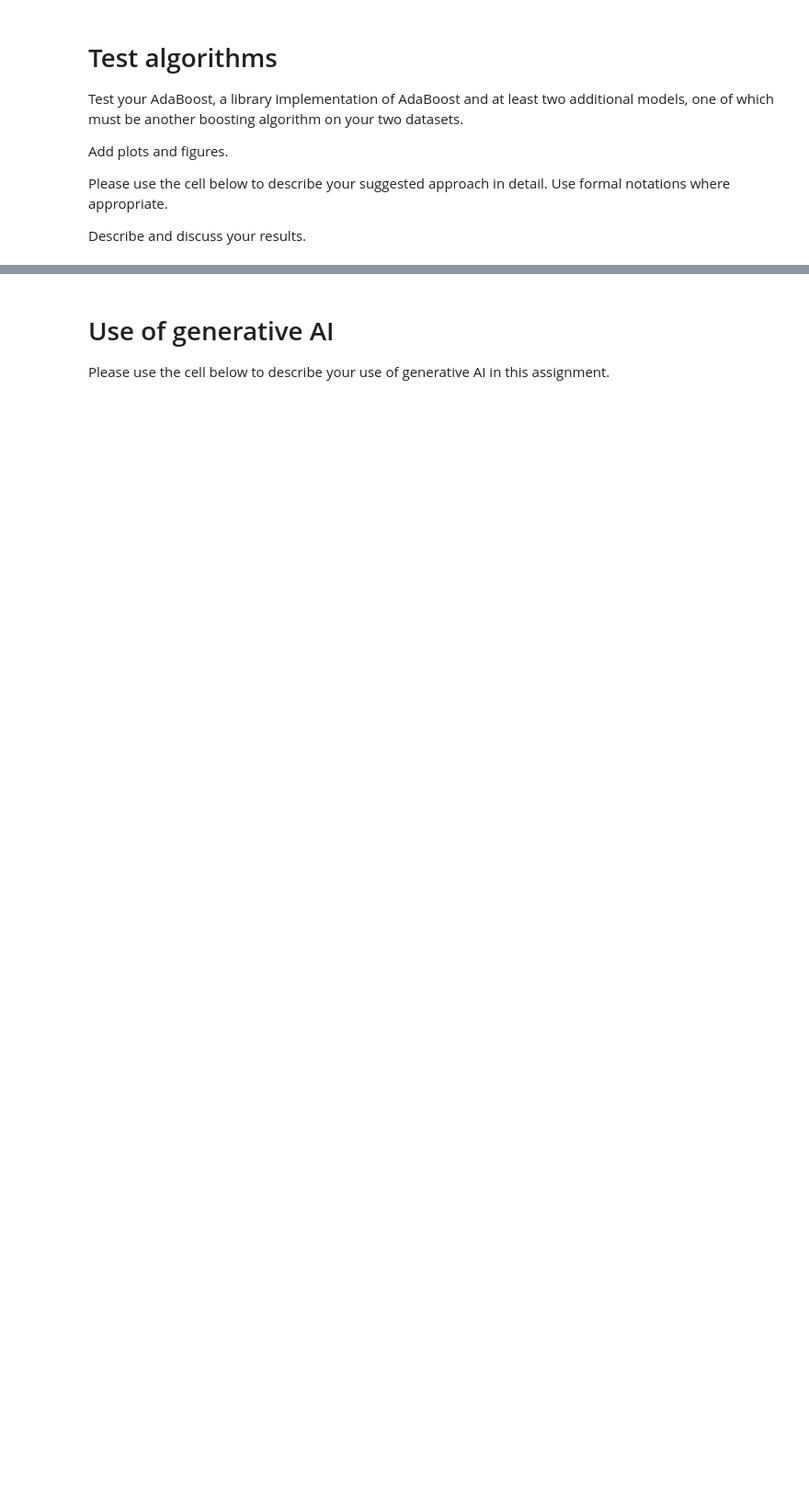
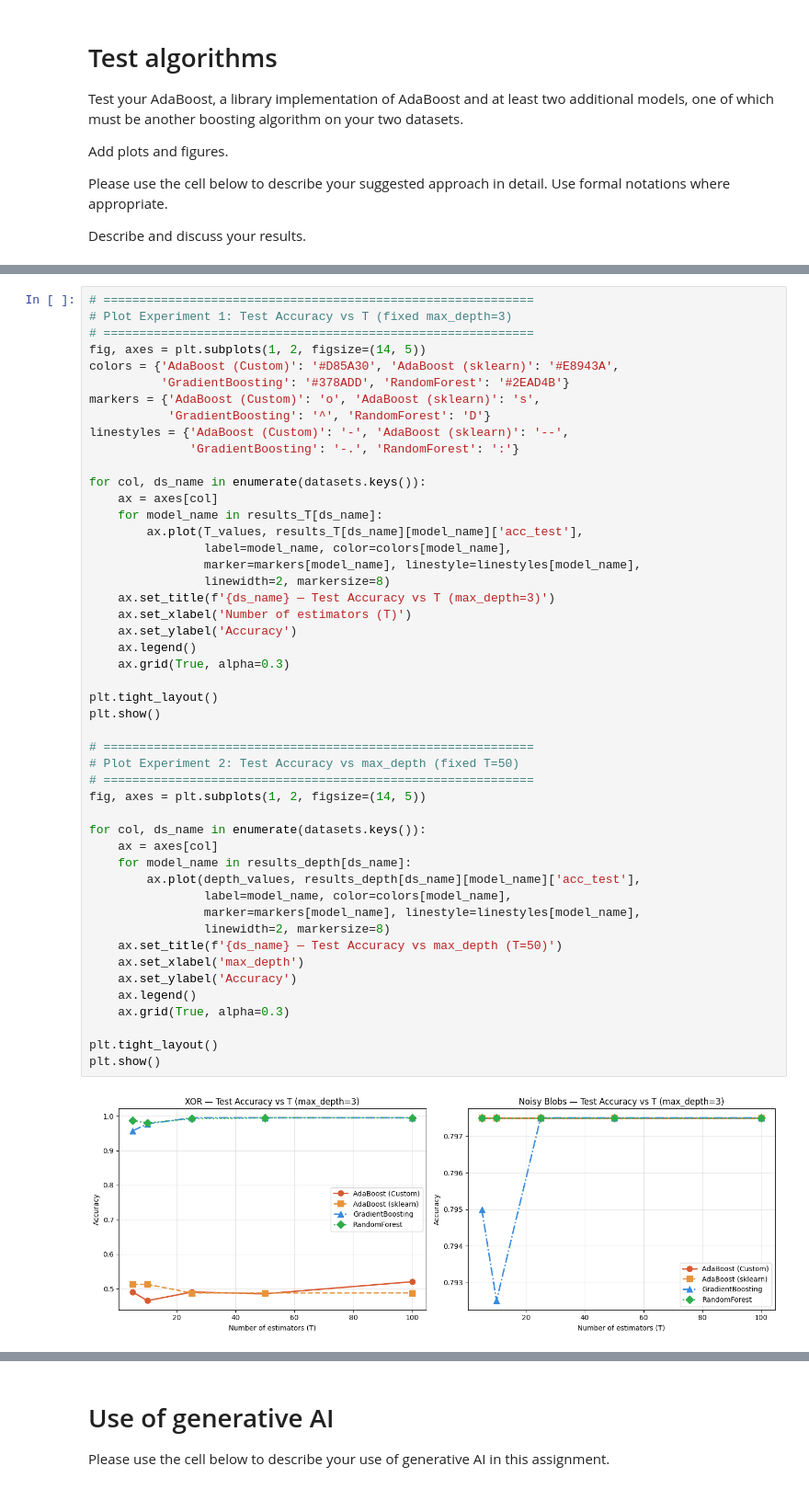
Before and after one commit to davidavivb/AdvancedML_Hw2, a Jupyter notebook: HW2_Boosting.ipynb, the cells around one changed output, grey strips where cells are left out. Shown at 92% size. Drawn from its saved outputs; the diff is of its cells as text; blank space fills up the shorter version.

```diff
--- a/HW2_Boosting.ipynb
+++ b/HW2_Boosting.ipynb
@@ -353,0 +543,50 @@ Describe and discuss your results.
+# %%
+# ============================================================
+# Plot Experiment 1: Test Accuracy vs T (fixed max_depth=3)
+# ============================================================
+fig, axes = plt.subplots(1, 2, figsize=(14, 5))
+colors = {'AdaBoost (Custom)': '#D85A30', 'AdaBoost (sklearn)': '#E8943A',
+          'GradientBoosting': '#378ADD', 'RandomForest': '#2EAD4B'}
+markers = {'AdaBoost (Custom)': 'o', 'AdaBoost (sklearn)': 's',
+           'GradientBoosting': '^', 'RandomForest': 'D'}
+linestyles = {'AdaBoost (Custom)': '-', 'AdaBoost (sklearn)': '--',
+              'GradientBoosting': '-.', 'RandomForest': ':'}
+
+for col, ds_name in enumerate(datasets.keys()):
+    ax = axes[col]
+    for model_name in results_T[ds_name]:
+        ax.plot(T_values, results_T[ds_name][model_name]['acc_test'],
+                label=model_name, color=colors[model_name],
+                marker=markers[model_name], linestyle=linestyles[model_name],
+                linewidth=2, markersize=8)
+    ax.set_title(f'{ds_name} — Test Accuracy vs T (max_depth=3)')
+    ax.set_xlabel('Number of estimators (T)')
+    ax.set_ylabel('Accuracy')
+    ax.legend()
+    ax.grid(True, alpha=0.3)
+
+plt.tight_layout()
+plt.show()
+
+# ============================================================
+# Plot Experiment 2: Test Accuracy vs max_depth (fixed T=50)
+# ============================================================
+fig, axes = plt.subplots(1, 2, figsize=(14, 5))
+
+for col, ds_name in enumerate(datasets.keys()):
+    ax = axes[col]
+    for model_name in results_depth[ds_name]:
+        ax.plot(depth_values, results_depth[ds_name][model_name]['acc_test'],
+                label=model_name, color=colors[model_name],
+                marker=markers[model_name], linestyle=linestyles[model_name],
+                linewidth=2, markersize=8)
+    ax.set_title(f'{ds_name} — Test Accuracy vs max_depth (T=50)')
+    ax.set_xlabel('max_depth')
+    ax.set_ylabel('Accuracy')
+    ax.legend()
+    ax.grid(True, alpha=0.3)
+
+plt.tight_layout()
+plt.show()
+# %% [output]
+[figure, added]
```
Also changed, not shown: parts of 9 cells of this notebook.
